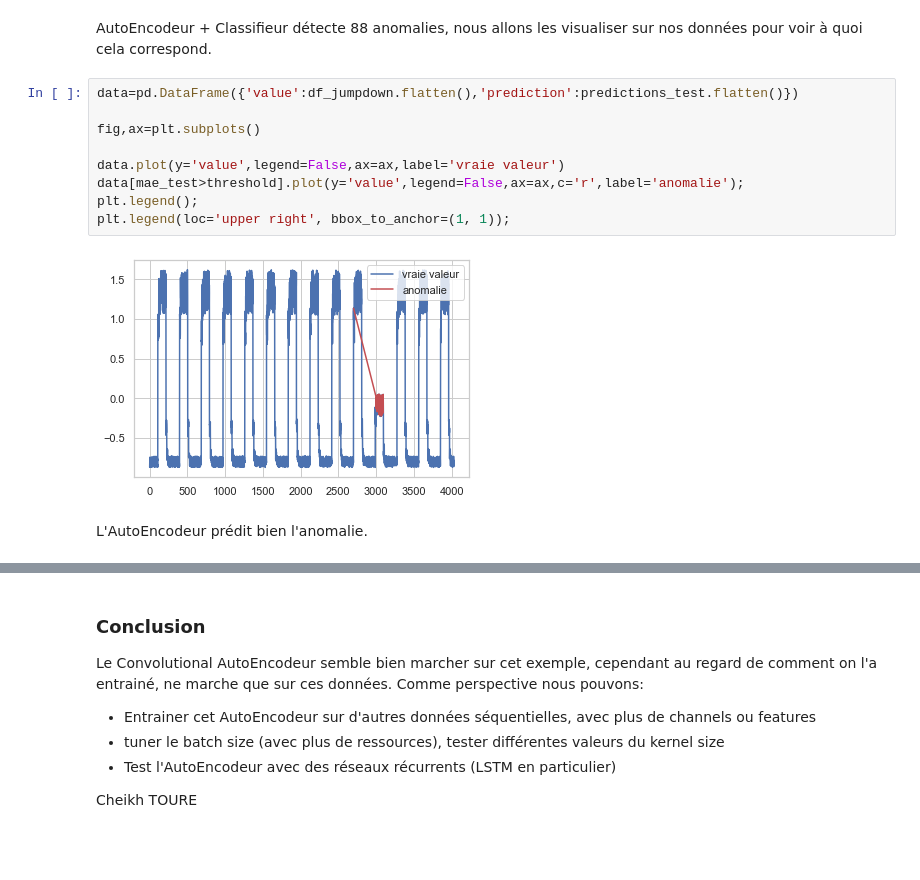
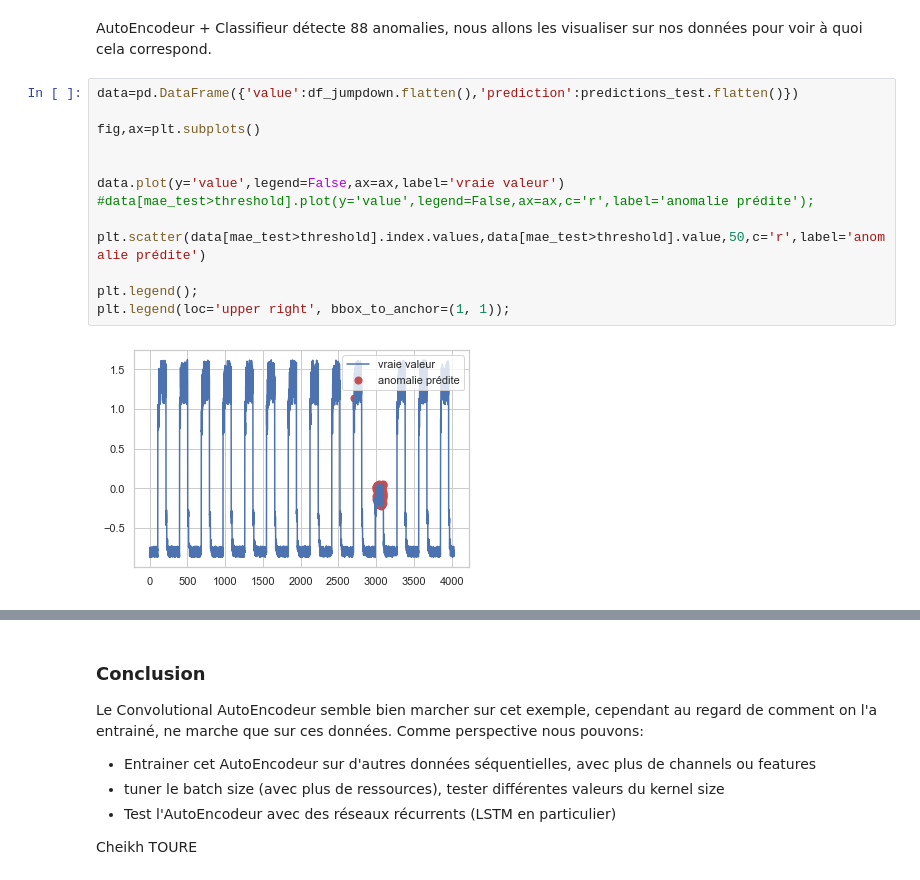
Before and after one commit to cheikh06/Detection_Anomaly, a Jupyter notebook: Anomaly_Detection.ipynb, the cells around one changed output, grey strips where cells are left out. Cells and saved outputs as stored; diff of their text form; blank space fills up the shorter version.

```diff
--- a/Anomaly_Detection.ipynb
+++ b/Anomaly_Detection.ipynb
@@ -331,13 +333,15 @@ AutoEncodeur + Classifieur détecte 88 anomalies, nous allons les visualiser sur
 # %%
 data=pd.DataFrame({'value':df_jumpdown.flatten(),'prediction':predictions_test.flatten()})
 
 fig,ax=plt.subplots()
 
+
 data.plot(y='value',legend=False,ax=ax,label='vraie valeur')
-data[mae_test>threshold].plot(y='value',legend=False,ax=ax,c='r',label='anomalie');
+#data[mae_test>threshold].plot(y='value',legend=False,ax=ax,c='r',label='anomalie prédite');
+
+plt.scatter(data[mae_test>threshold].index.values,data[mae_test>threshold].value,50,c='r',label='anomalie prédite')
+
 plt.legend();
 plt.legend(loc='upper right', bbox_to_anchor=(1, 1));
 # %% [output]
-[figure, old version]
+[figure, new version]
-# %% [markdown]
-L'AutoEncodeur prédit bien l'anomalie.
```
Also changed, not shown: parts of 6 cells of this notebook, 1 other file.
